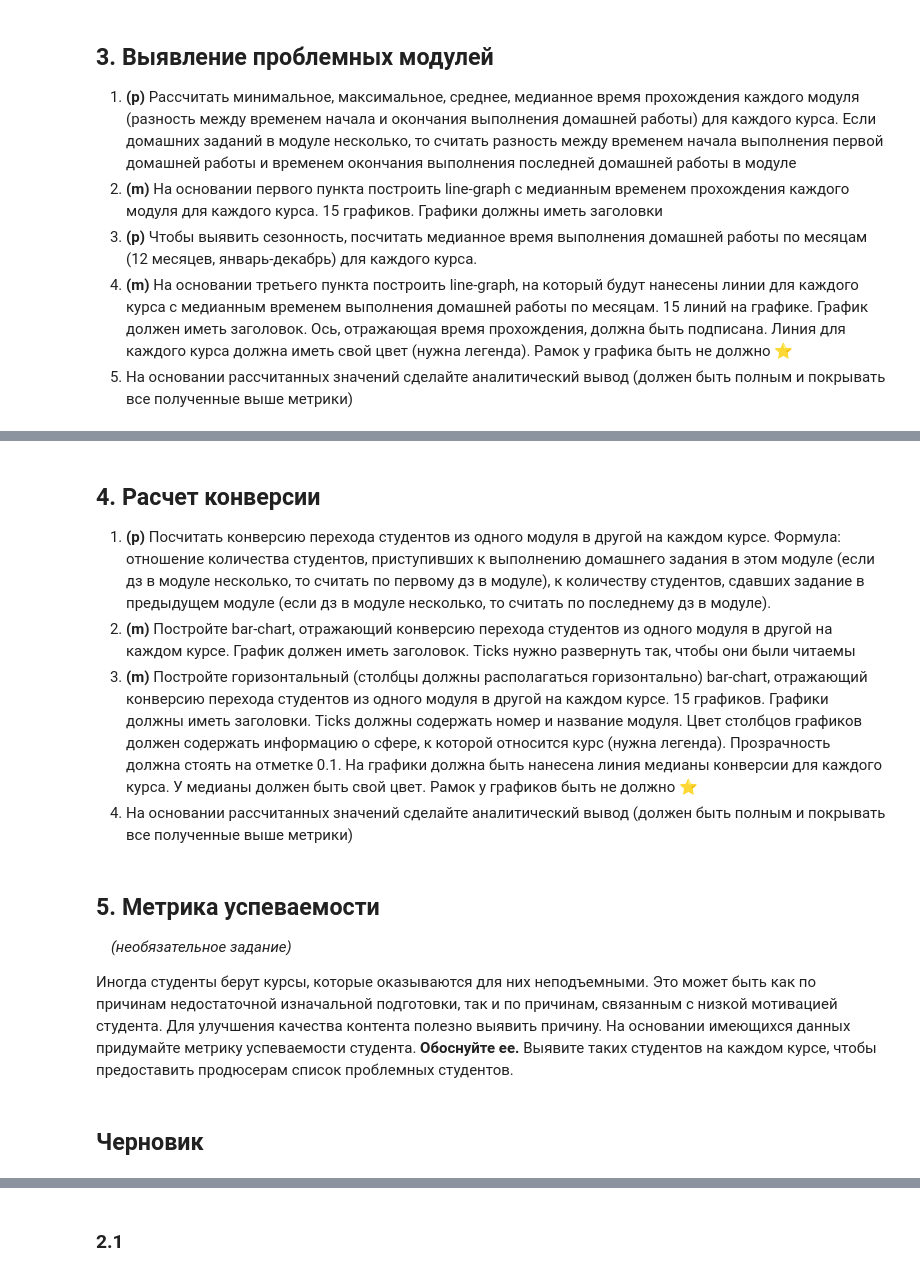
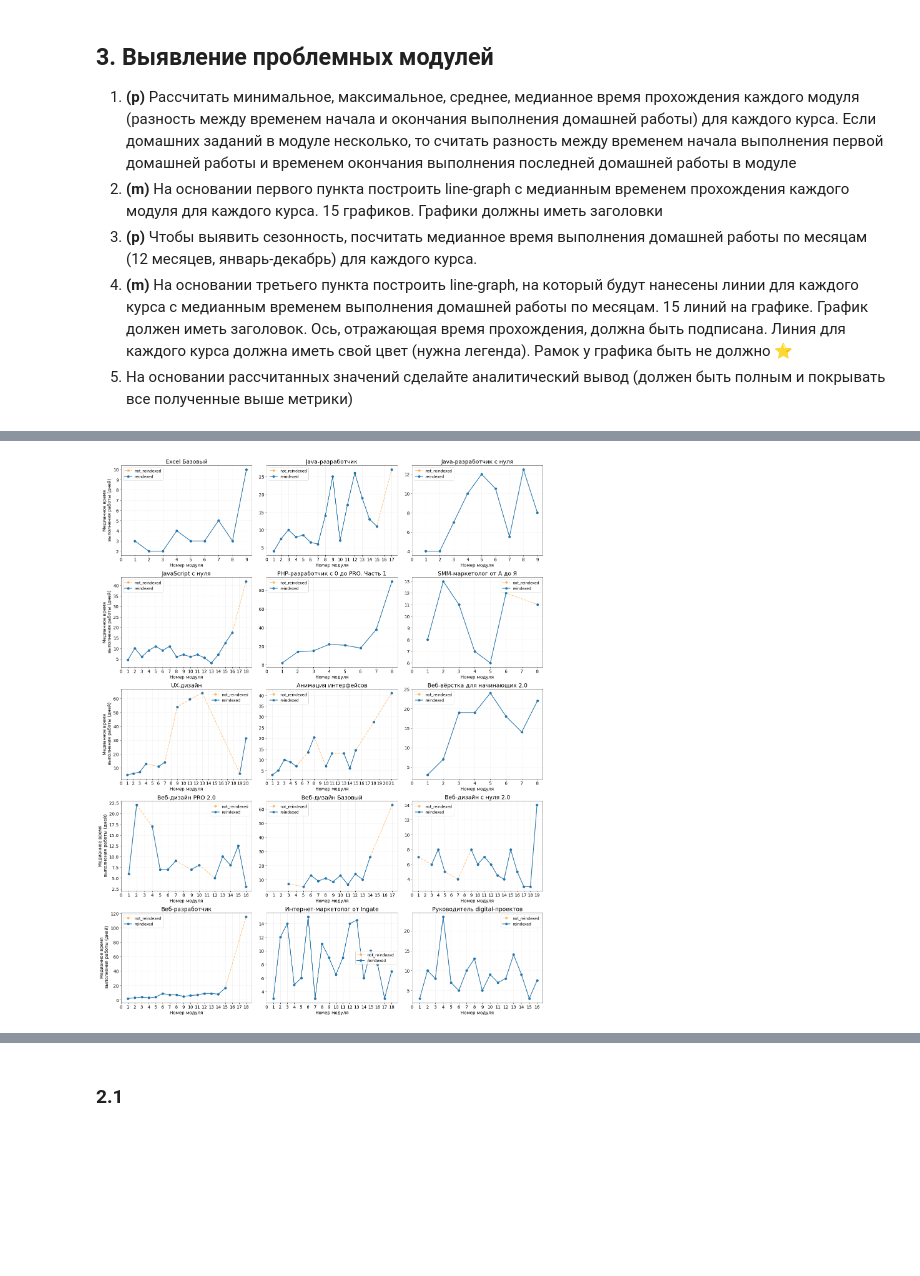
Before and after one commit to Nakakakilig/DS_coursework, a Jupyter notebook: Coursework_analytics_1.ipynb, the cells around one changed output, grey strips where cells are left out. Drawn from its saved outputs; the diff is of its cells as text; code cells hidden in the pictures; blank space fills up the shorter version.

```diff
--- a/Coursework_analytics_1.ipynb
+++ b/Coursework_analytics_1.ipynb
@@ -578,12 +587,6 @@ plt.show()
 [figure]
 # %% [markdown]
 ## 2.4. (p) Рассчитать количество прогрессов по выполнению домашних работ в каждом месяце за всю историю (каждый месяц в диапазоне от марта 2016 до июля 2019 включительно) для каждого курса. Учитывать, что выполнение домашнего задания может перетекать из одного месяца в другой (такие дз надо включать в общее число прогрессов для всех месяцев, которые покрывает срок выполнения этих дз)
-# %%
-# main['start_date'] = main['start_date'].apply(lambda x: x.strftime('%Y-%m-%d'))
-main['start_date'] = pd.to_datetime(main.start_date).apply(lambda x: x.strftime('%Y-%m-%d'))
-main['finish_date'] = pd.to_datetime(main.finish_date).apply(lambda x: x.strftime('%Y-%m-%d'))
-#находим разницу между датой рождения и первым выполненным заданием  в годах
-# age['Years'] = (age.start_date - age.birthday).astype('timedelta64[Y]')
 # %% [markdown]
 ## 3. Выявление проблемных модулей
 
@@ -604,18 +607,17 @@ df3_1 = main[clause].dropna(subset=['start_date', 'finish_date'])
 df3_1 = df3_1.groupby(['title','module_number', 'module_title','student_id'])\
                         .agg({'start_date':'min', 'finish_date':'max'}).reset_index()
 # Создадим столбец с временем выполнения домашней работы
-# df3_1
-df3_1['start_date'] = pd.to_datetime(df3_1.start_date).apply(lambda x: x.strftime('%Y-%m-%d'))
-df3_1['finish_date'] = pd.to_datetime(df3_1.finish_date).apply(lambda x: x.strftime('%Y-%m-%d'))
-df3_1['homework_time'] = df3_1['finish_date'] - df3_1['start_date'].astype('timedelta64[d]')
+df3_1.finish_date = pd.to_datetime(df3_1.finish_date).dt.tz_localize(None)
+df3_1.start_date = pd.to_datetime(df3_1.start_date).dt.tz_localize(None)
+df3_1['homework_time'] = df3_1['finish_date'] - df3_1['start_date']
 # Сгруппируем датафрейм по курсам, названию и номеру модуля и сразу посчитаем сразу max,min,mean и median
 # Тут есть небольшая особенность. Дело в том что функция mean() и median() в python
-# может работать и для объектов типа timedelta. Но в pandas groupby.agg() реализован на cython так, что
+# может работать и для объектов типа timedelta. Но в pandas groupby.agg() реализован на python так, что
 # mean и median работают только с numeric типом данных. Я в данном случае преобразовал timedelta к int64,
 # потом посчитал все нужные параметры и преобразовал обратно к timedelta.
 df3_1['homework_time'] = df3_1['homework_time'].astype('int64')
 df3_1 = df3_1.groupby(['title','module_number','module_title'])\
-                        .agg({'homework_time':['min','max','mean','median']}).astype('timedelta64[ns]')
+                        .agg({'homework_time':['min','max','median']}).astype('timedelta64[ns]')
 # Сбрасываем мультииндекс у столбцов и уровень module_title у строк
 df3_1 = df3_1.droplevel(0,axis='columns').reset_index(level=2)
 df3_1.head(15)
@@ -624,7 +641,0 @@ TypeError: ignored
-# %% [markdown]
-## 4. Расчет конверсии
-
-1. **(p)** Посчитать конверсию перехода студентов из одного модуля в другой на каждом курсе. Формула: отношение количества студентов, приступивших к выполнению домашнего задания в этом модуле (если дз в модуле несколько, то считать по первому дз в модуле), к количеству студентов, сдавших задание в предыдущем модуле (если дз в модуле несколько, то считать по последнему дз в модуле).
-2. **(m)** Постройте bar-chart, отражающий конверсию перехода студентов из одного модуля в другой на каждом курсе. График должен иметь заголовок. Ticks нужно развернуть так, чтобы они были читаемы
-3. **(m)** Постройте горизонтальный (столбцы должны располагаться горизонтально) bar-chart, отражающий конверсию перехода студентов из одного модуля в другой на каждом курсе. 15 графиков. Графики должны иметь заголовки. Ticks должны содержать номер и название модуля. Цвет столбцов графиков должен содержать информацию о сфере, к которой относится курс (нужна легенда). Прозрачность должна стоять на отметке 0.1. На графики должна быть нанесена линия медианы конверсии для каждого курса. У медианы должен быть свой цвет. Рамок у графиков быть не должно ⭐
-4. На основании рассчитанных значений сделайте аналитический вывод (должен быть полным и покрывать все полученные выше метрики)
@@ -633,8 +642,42 @@ TypeError: ignored
-# %% [markdown]
-## 5. Метрика успеваемости
-
-&nbsp;&nbsp;&nbsp;&nbsp;*(необязательное задание)*
-
-Иногда студенты берут курсы, которые оказываются для них неподъемными. Это может быть как по причинам недостаточной изначальной подготовки, так и по причинам, связанным с низкой мотивацией студента. Для улучшения качества контента полезно выявить причину. На основании имеющихся данных придумайте метрику успеваемости студента. **Обоснуйте ее.** Выявите таких студентов на каждом курсе, чтобы предоставить продюсерам список проблемных студентов.
-# %% [markdown]
-## Черновик
+# %%
+# В данном случае sharey не указывал, потому, что важнее смотреть отличие от соседних модулей,
+# чем относительно других курсов.
+# Если же шкалу выставить одинаковую для всех графиков сильно выделяться будет только UX-дизайн.
+fig, ax = fig, ax = plt.subplots(5,3, figsize=(20,25))
+# Создаём список курсов. Можно и из исходного датафрейма их вытащить.
+titles = df3_1.index.get_level_values(0).unique()
+counter = 0
+
+for i in range(5):
+    for j in range(3):
+# Создаём временный датафрейм для конкретного курса.
+        current_df = df3_1.loc[titles[counter]]['median']
+# Реиндексируем временный датафрейм. Дело в том, что по умолчанию plot соединит все точки линиями,
+# даже те, где отсутствуют данные. Это может привести к неверной интерпретации графиков.
+# Может сложиться впечатление, что медианное время выполнения задания плавно нарастает или убывает,
+# хотя это во многих случаях совсем не так.
+# Если же значения будут NaN - то plot такие части просто не соединит. Это то, что нам нужно.
+        current_df_ri = current_df.reindex(range(current_df.index.astype('int').max()+1))
+# Отрисовываем графики для текущего курса. Маркеры выставляем, для того, чтобы было видно те самые
+# "отдельно стоящие" модули. Пунктиром обозначен график без реиндексирования.
+# По умолчанию matplotlib timedelta интерпретирует в миллисекундах, поэтому вручную перевожу период в секунды
+# и делю на 86400(количество секунд в сутках)
+        ax[i,j].plot(current_df.index, current_df.dt.total_seconds()/86400,\
+                     ls='--', alpha=0.5, lw=2, marker='o', markersize=7, label='not_reindexed', color='darkorange')
+        ax[i,j].plot(current_df_ri.index, current_df_ri.dt.total_seconds()/86400,\
+                     lw=2, marker='o', markersize=7, label='reindexed', color='tab:blue')
+# Настраиваем оси, подписи, сетку(для лучшей читаемости).
+        ax[i,j].set_xticks(current_df_ri.index)
+        ax[i,j].tick_params(labelsize=14)
+        ax[i,j].set_xlabel('Номер модуля', fontsize=14)
+        ax[i,0].set_ylabel('Медианное время\n выполнения работы (дней)', fontsize=14)
+        ax[i,j].grid(alpha=0.2)
+        ax[i,j].set_title(titles[counter], fontsize=18)
+        ax[i,j].legend(fontsize=12)
+        counter += 1
+# tight_layout увеличит расстояние между axes, таким образом подписи не будут наезжать друг на друга.
+# Всё то же самое можно сделать вручную, назначив вертикальное и горизонтальное расстояние между графиками.
+plt.tight_layout()
+plt.show()
+# %% [output]
+[figure, added]
```
Also changed, not shown: parts of 12 cells of this notebook.
